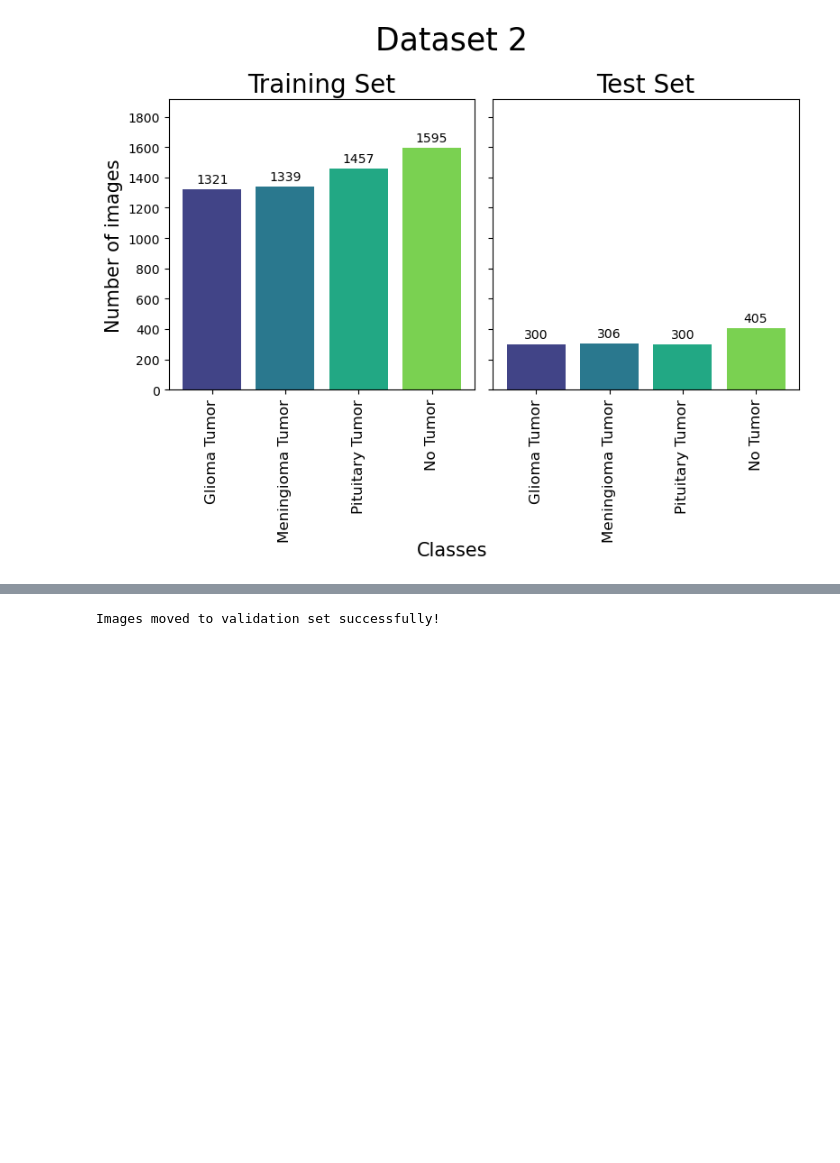
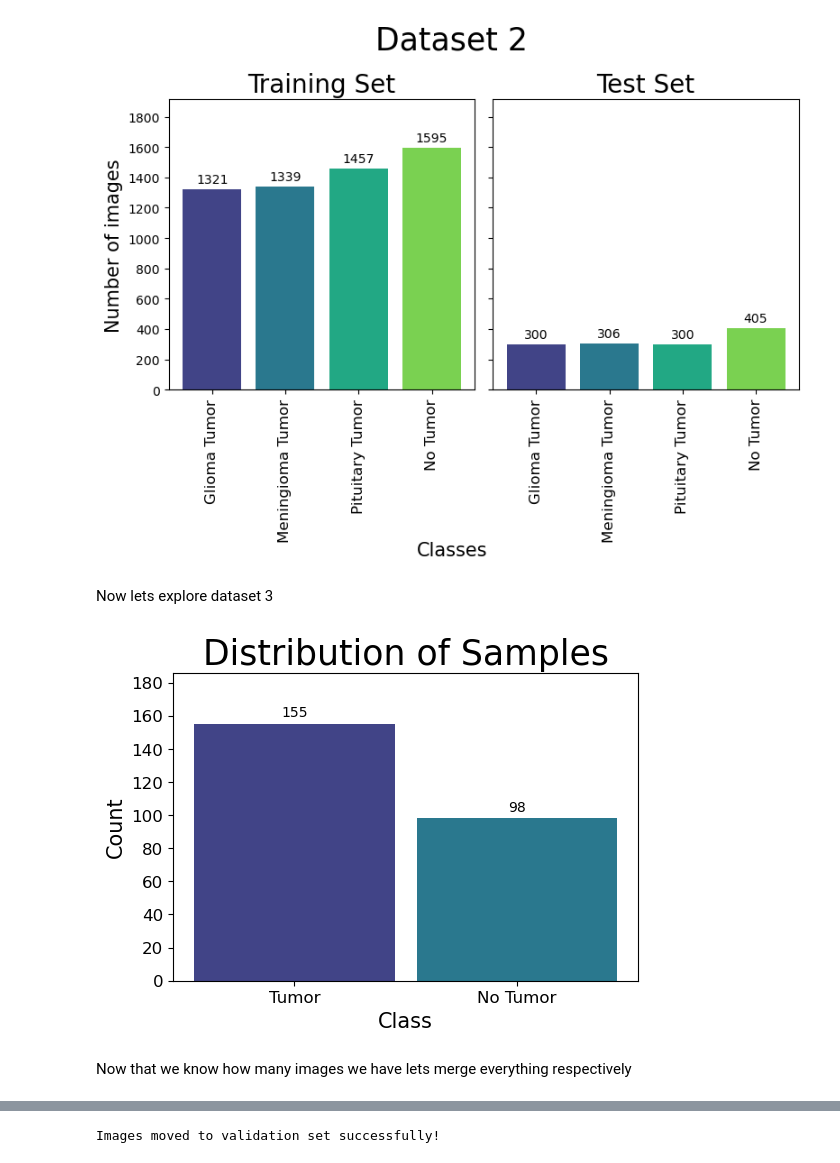
Before and after one commit to cristopher-d-delgado/brain_tumor_classification, a Jupyter notebook: data_split.ipynb, the cells around one changed output, grey strips where cells are left out. Drawn from its saved outputs; the diff is of its cells as text; code cells hidden in the pictures; blank space fills up the shorter version.

Commit message:
making data folder

```diff
--- a/data_split.ipynb
+++ b/data_split.ipynb
@@ -282,3 +282,70 @@ plt.tight_layout()
 plt.show()
 # %% [output]
 [figure]
+# %% [markdown]
+Now lets explore dataset 3
+# %%
+import os
+
+# Define data folder containing images for dataset 2
+data = "temp_data/brain-mri-images-for-brain-tumor-detection"
+
+# Define subdirectories for train and test
+no_tumor = os.path.join(data, "no/")
+tumor = os.path.join(data, "yes/")
+# %%
+import matplotlib.pyplot as plt
+import os
+import matplotlib.ticker as ticker
+%matplotlib inline
+
+# Define counts
+counts = {
+    "Tumor": len(os.listdir(tumor)),
+    "No Tumor": len(os.listdir(no_tumor)),
+}
+
+# Generate a segmented colormap
+viridis = plt.cm.viridis
+colors = viridis([0.2, 0.4, 0.6, 0.8])  # Divide viridis into four segments
+
+# Function to add labels on top of bars
+def add_labels(ax, counts):
+    for bar, count in zip(ax.patches, counts.values()):
+        height = bar.get_height()
+        ax.annotate(f'{count}', xy=(bar.get_x() + bar.get_width() / 2, height),
+                    xytext=(0, 3), textcoords='offset points',
+                    ha='center', va='bottom', fontsize=10)
+
+# Plot distributions
+plt.figure(figsize=(6,4), facecolor='white')
+
+# Define font sizes
+title = 25
+plot_title = 20
+label = 15
+ticks = 12
+
+# Define bar width
+bar_width = 0.9
+
+# Plot bars
+plt.bar(counts.keys(), counts.values(), color=colors, width=bar_width)
+add_labels(plt.gca(), counts)
+plt.ylim(0, max(counts.values()) * 1.2)
+
+# Set title and labels
+plt.title('Distribution of Samples', fontsize=title)
+plt.xlabel('Class', fontsize=label)
+plt.ylabel('Count', fontsize=label)
+
+# Set tick parameters
+plt.xticks(fontsize=ticks)
+plt.yticks(fontsize=ticks)
+plt.gca().yaxis.set_major_locator(ticker.MaxNLocator(integer=True))
+
+plt.show()
+# %% [output]
+[figure, added]
+# %% [markdown]
+Now that we know how many images we have lets merge everything respectively
```
Also changed, not shown: parts of 2 cells of this notebook.
